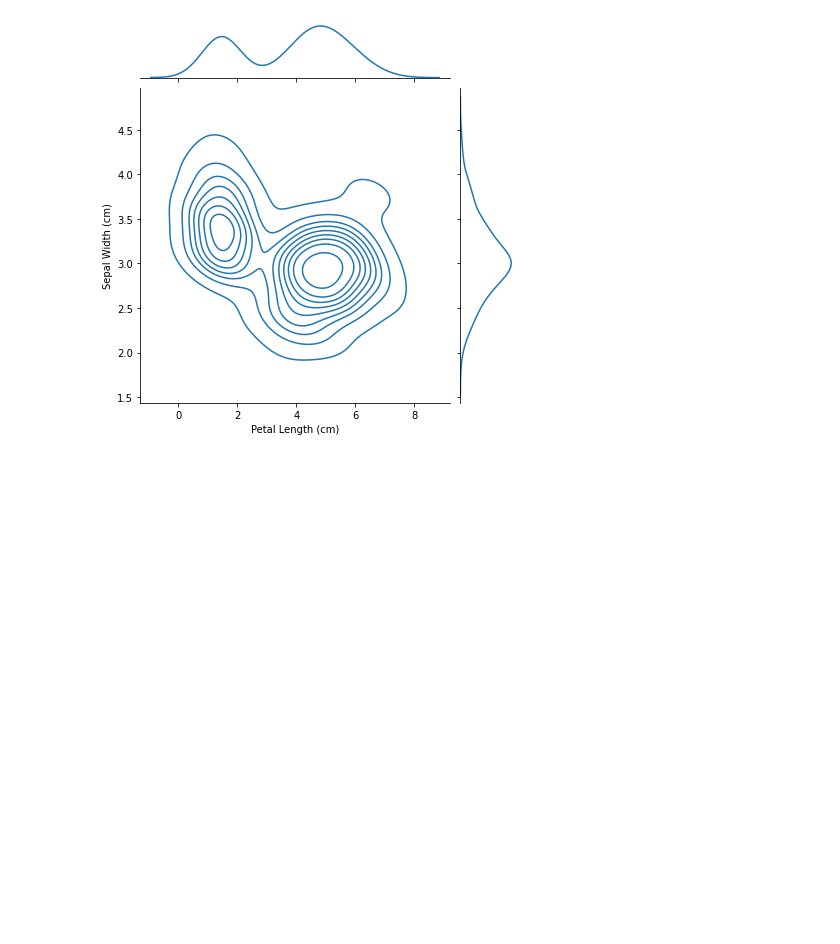
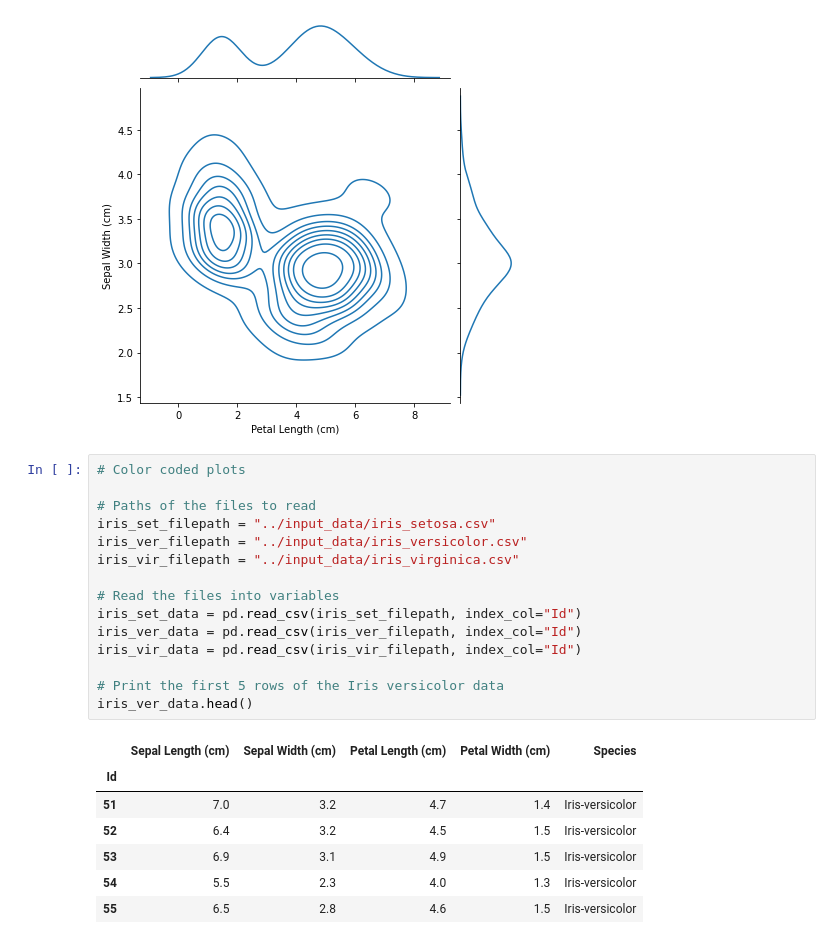
Before and after one commit to manoharuss/jupyter-notebooks, a Jupyter notebook: viz/distributions.ipynb, the cells around one changed output. Cells and saved outputs as stored; diff of their text form; blank space fills up the shorter version.

```diff
--- a/viz/distributions.ipynb
+++ b/viz/distributions.ipynb
@@ -44,3 +53,26 @@ sns.jointplot(x=iris_data['Petal Length (cm)'], y=iris_data['Sepal Width (cm)'],
 # %% [output]
 <seaborn.axisgrid.JointGrid at 0x...>
 [figure]
+# %%
+# Color coded plots
+
+# Paths of the files to read
+iris_set_filepath = "../input_data/iris_setosa.csv"
+iris_ver_filepath = "../input_data/iris_versicolor.csv"
+iris_vir_filepath = "../input_data/iris_virginica.csv"
+
+# Read the files into variables
+iris_set_data = pd.read_csv(iris_set_filepath, index_col="Id")
+iris_ver_data = pd.read_csv(iris_ver_filepath, index_col="Id")
+iris_vir_data = pd.read_csv(iris_vir_filepath, index_col="Id")
+
+# Print the first 5 rows of the Iris versicolor data
+iris_ver_data.head()
+# %% [output]
+|  | Sepal Length (cm) | Sepal Width (cm) | Petal Length (cm) | Petal Width (cm) | Species |
+| Id |  |  |  |  |  |
+| 51 | 7.0 | 3.2 | 4.7 | 1.4 | Iris-versicolor |
+| 52 | 6.4 | 3.2 | 4.5 | 1.5 | Iris-versicolor |
+| 53 | 6.9 | 3.1 | 4.9 | 1.5 | Iris-versicolor |
+| 54 | 5.5 | 2.3 | 4.0 | 1.3 | Iris-versicolor |
+| 55 | 6.5 | 2.8 | 4.6 | 1.5 | Iris-versicolor |
```
Also changed, not shown: parts of 3 cells of this notebook.
